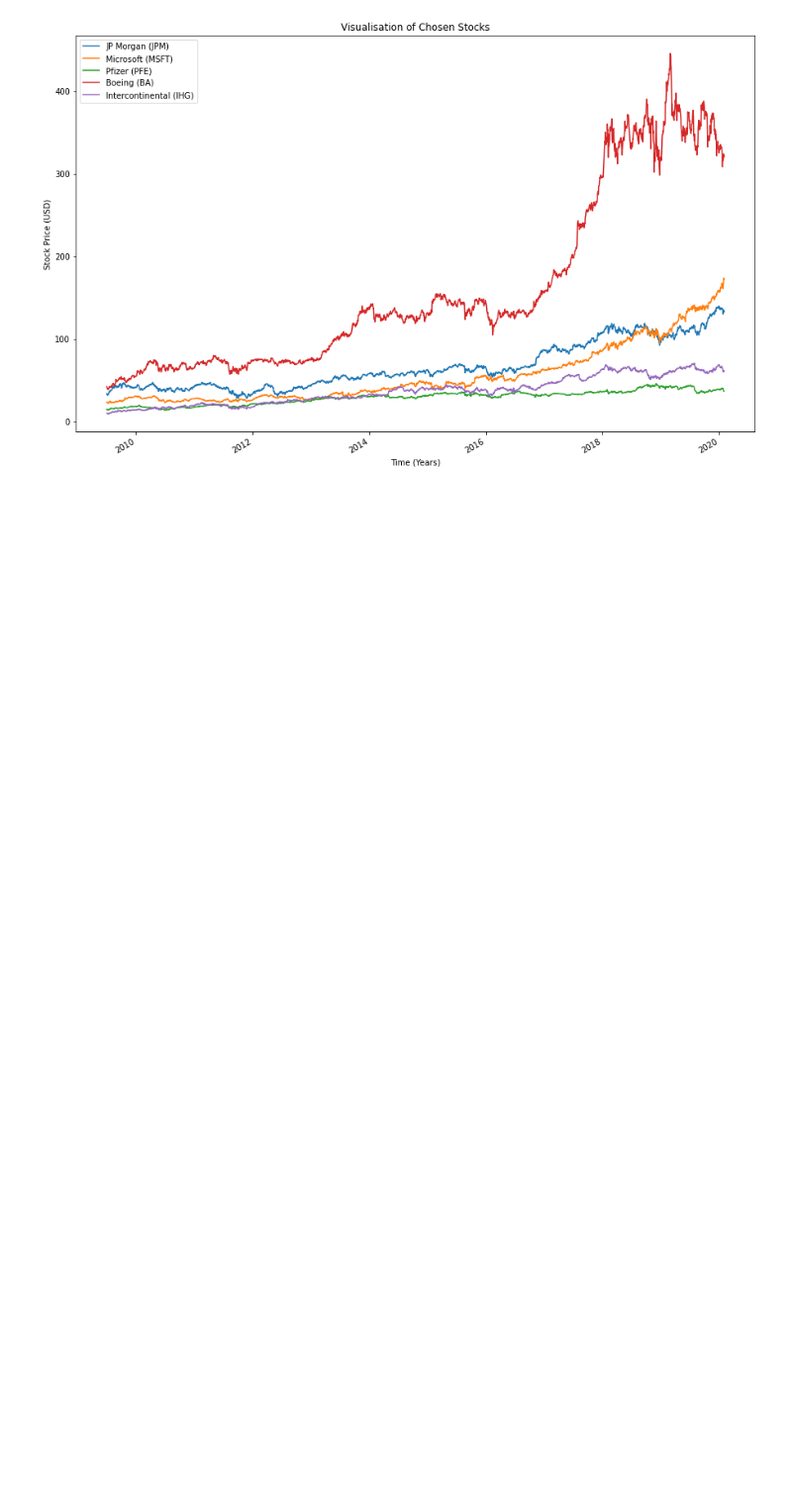
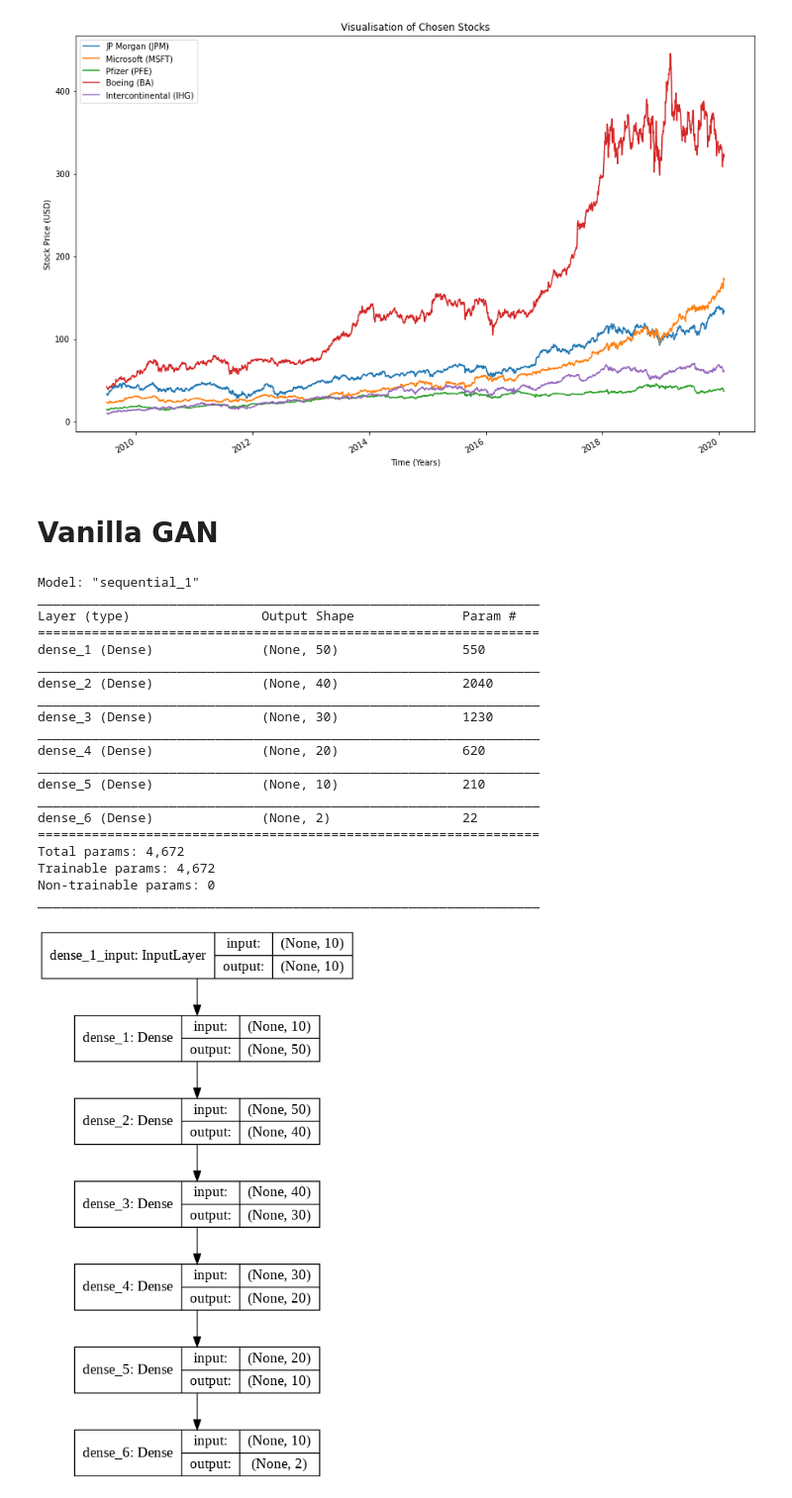
Before and after one commit to Ruanvans/GAN-time-series-implementation, a Jupyter notebook: GAN.ipynb, the cells around one changed output. Shown at 99% size. Cells and saved outputs as stored; diff of their text form; code cells hidden in the pictures; blank space fills up the shorter version.

```diff
--- a/GAN.ipynb
+++ b/GAN.ipynb
@@ -99,3 +106,42 @@ files.download('stocks.png')
 plt.show()
 # %% [output]
 [figure]
+# %% [markdown]
+# **Vanilla GAN**
+# %%
+def Generator(latent_space, num_outputs=2):
+    model = Sequential()
+    model.add(Dense(50, activation='relu', kernel_initializer='he_uniform', input_dim=latent_space))
+    model.add(Dense(40, activation='relu'))
+    model.add(Dense(30, activation='relu'))
+    model.add(Dense(20, activation='relu'))
+    model.add(Dense(10, activation='relu'))
+    model.add(Dense(num_outputs, activation='linear'))
+    return model
+
+latent_space = 10
+model = Generator(latent_space)
+model.summary()
+plot_model(model, to_file='generator_structure.png', show_shapes=True, show_layer_names=True)
+# %% [output]
+Model: "sequential_1"
+_________________________________________________________________
+Layer (type)                 Output Shape              Param #
+=================================================================
+dense_1 (Dense)              (None, 50)                550
+_________________________________________________________________
+dense_2 (Dense)              (None, 40)                2040
+_________________________________________________________________
+dense_3 (Dense)              (None, 30)                1230
+_________________________________________________________________
+dense_4 (Dense)              (None, 20)                620
+_________________________________________________________________
+dense_5 (Dense)              (None, 10)                210
+_________________________________________________________________
+dense_6 (Dense)              (None, 2)                 22
+=================================================================
+Total params: 4,672
+Trainable params: 4,672
+Non-trainable params: 0
+_________________________________________________________________
+[figure, added]
```
Also changed, not shown: parts of 5 cells of this notebook.
